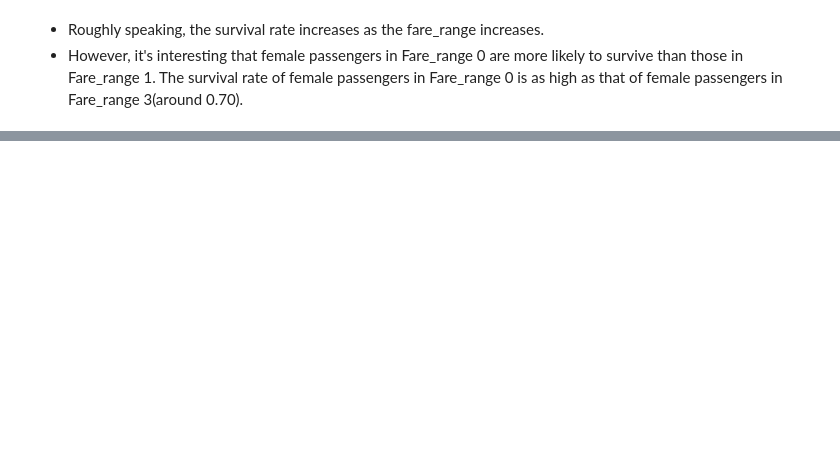
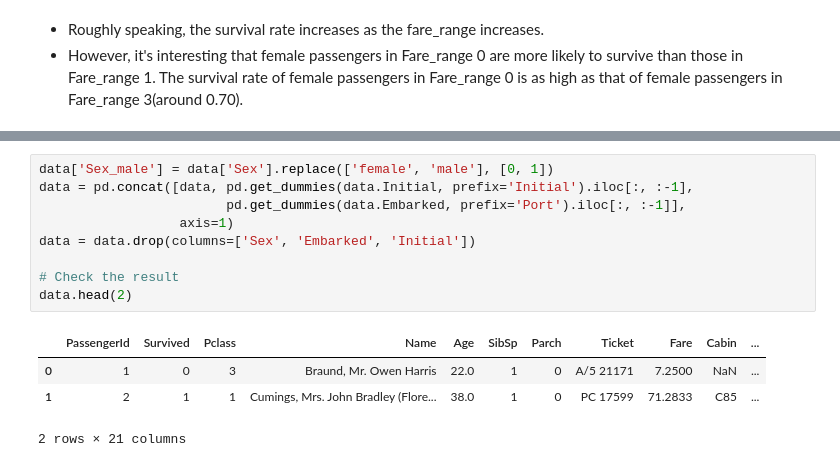
Before and after one commit to sam351/competitions, a Jupyter notebook: kaggle_titanic/200517_Titanic_study-02_FE-and-Data-Cleaning.ipynb, the cells around one changed output, grey strips where cells are left out. Cells and saved outputs as stored; diff of their text form; blank space fills up the shorter version.

Commit message:
Modify 200517_Titanic_study-02_FE-and-Data-Cleaning
- Convert String features into Numeric features
- Drop unneeded Categorical features

```diff
--- a/kaggle_titanic/200517_Titanic_study-02_FE-and-Data-Cleaning.ipynb
+++ b/kaggle_titanic/200517_Titanic_study-02_FE-and-Data-Cleaning.ipynb
@@ -202,0 +209,14 @@ plt.show()
+# %%
+data['Sex_male'] = data['Sex'].replace(['female', 'male'], [0, 1])
+data = pd.concat([data, pd.get_dummies(data.Initial, prefix='Initial').iloc[:, :-1],
+                        pd.get_dummies(data.Embarked, prefix='Port').iloc[:, :-1]],
+                  axis=1)
+data = data.drop(columns=['Sex', 'Embarked', 'Initial'])
+
+# Check the result
+data.head(2)
+# %% [output]
+|  | PassengerId | Survived | Pclass | Name | Age | SibSp | Parch | Ticket | Fare | Cabin | ... |
+| 0 | 1 | 0 | 3 | Braund, Mr. Owen Harris | 22.0 | 1 | 0 | A/5 21171 | 7.2500 | NaN | ... |
+| 1 | 2 | 1 | 1 | Cumings, Mrs. John Bradley (Flore... | 38.0 | 1 | 0 | PC 17599 | 71.2833 | C85 | ... |
+2 rows × 21 columns
```
Also changed, not shown: parts of 5 cells of this notebook.
